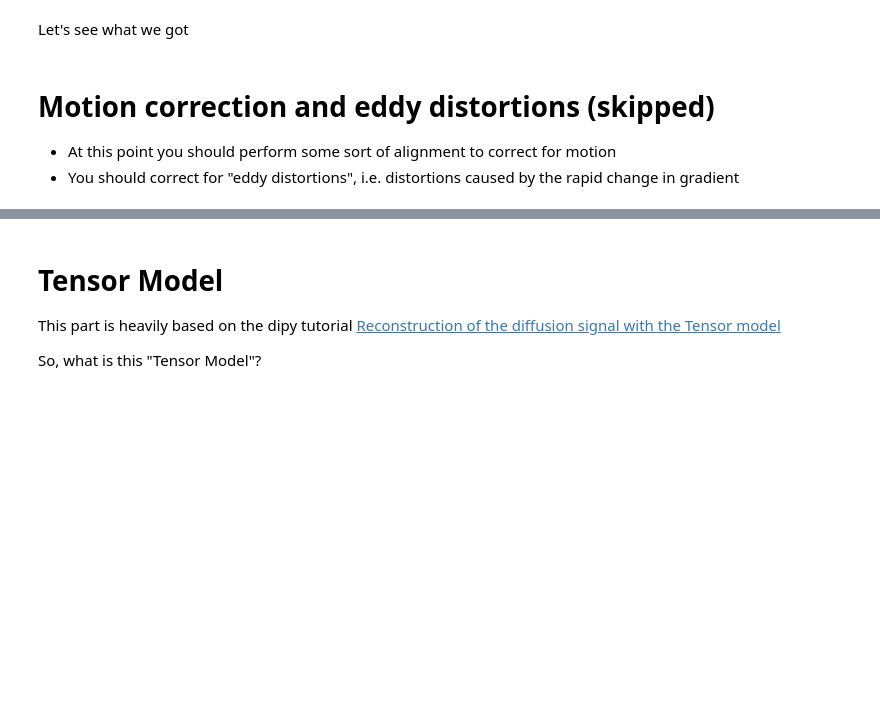
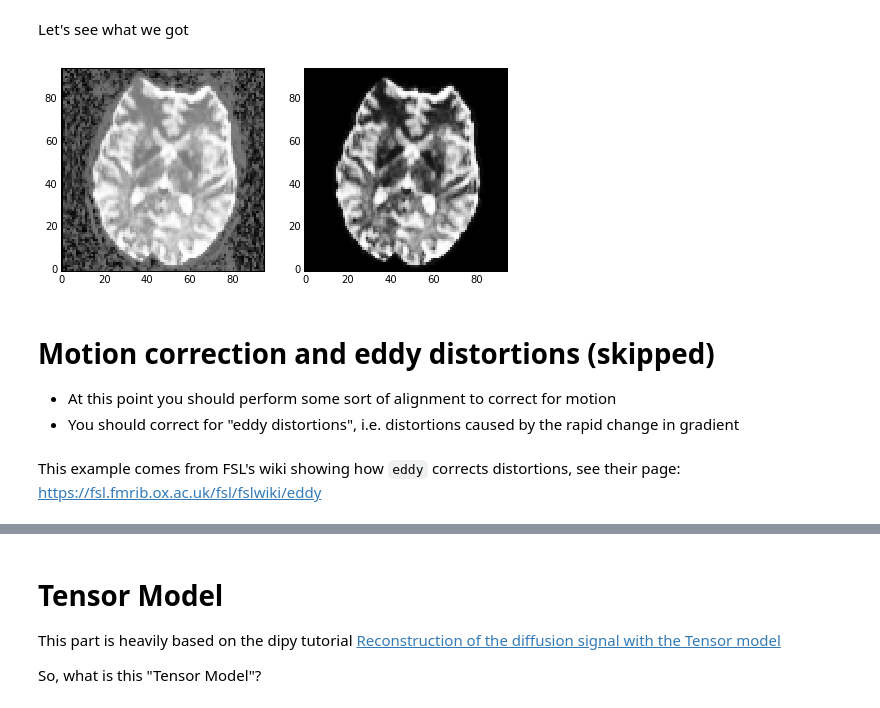
Before and after one commit to mvdoc/grr_dti_tutorial, a Jupyter notebook: dti_tutorial.ipynb, the cells around one changed output, grey strips where cells are left out. Cells and saved outputs as stored; diff of their text form; code cells hidden in the pictures; blank space fills up the shorter version.

```diff
--- a/dti_tutorial.ipynb
+++ b/dti_tutorial.ipynb
@@ -160,13 +242,17 @@ Let's see what we got
 # %%
 fig, axs = plt.subplots(1, 2, figsize=((8, 6)))
 for i, ax in enumerate(axs.flatten()):
     mask_ = None if i == 0 else mask
-    plot_axial(data_b0, ax=ax, mask=mask_)
+    plot_axial(data_b0, ax=ax, mask=mask_, where=10)
+# %% [output]
+[figure, added]
 # %% [markdown]
 # Motion correction and eddy distortions (skipped)
 
 - At this point you should perform some sort of alignment to correct for motion
 - You should correct for "eddy distortions", i.e. distortions caused by the rapid change in gradient
+# %% [markdown]
+This example comes from FSL's wiki showing how `eddy` corrects distortions, see their page: https://fsl.fmrib.ox.ac.uk/fsl/fslwiki/eddy
 # %%
 from IPython.display import Image, display, HTML
 Image(url='https://fsl.fmrib.ox.ac.uk/fsl/fslwiki/eddy?action=AttachFile&do=get&target=before_after_hcp_v4.gif', width=600)
```
Also changed, not shown: parts of 65 cells of this notebook, 10 other files.
